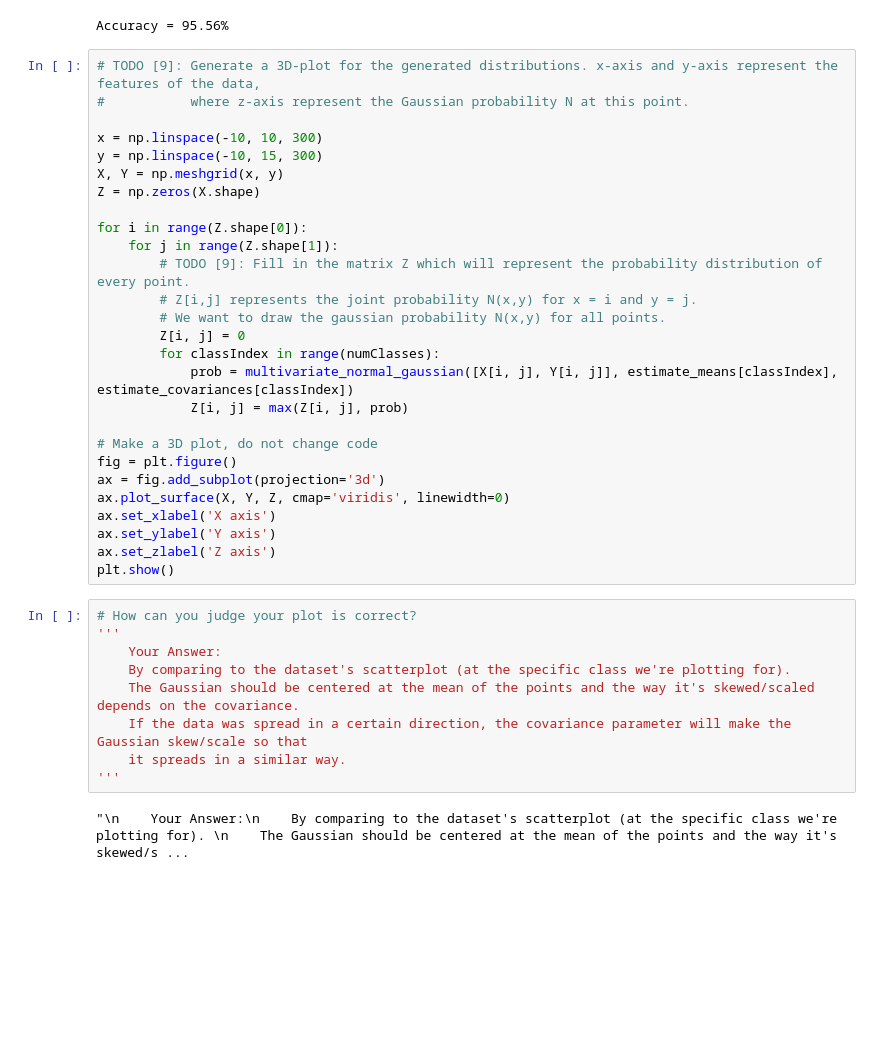
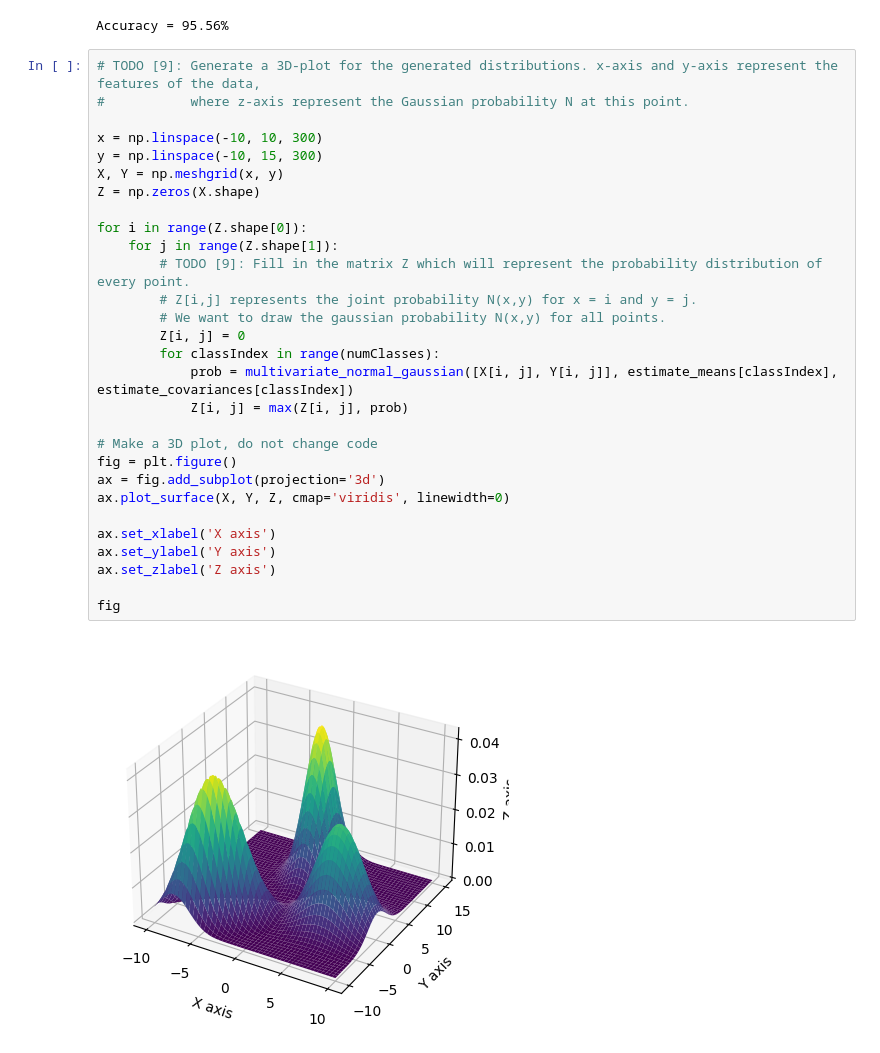
Before and after one commit to AbdelrahmanHamdyy/Neural-Networks-Labs, a Jupyter notebook: Lab 3 - Bayes Classifier/Lab 3 - Bayesian Classifier.ipynb, the cells around one changed output. Drawn from its saved outputs; the diff is of its cells as text; blank space fills up the shorter version.

```diff
--- a/Lab 3 - Bayes Classifier/Lab 3 - Bayesian Classifier.ipynb
+++ b/Lab 3 - Bayes Classifier/Lab 3 - Bayesian Classifier.ipynb
@@ -275,38 +266,31 @@ Accuracy = 95.56%
 # %%
 # TODO [9]: Generate a 3D-plot for the generated distributions. x-axis and y-axis represent the features of the data,
 #           where z-axis represent the Gaussian probability N at this point.
 
 x = np.linspace(-10, 10, 300)
 y = np.linspace(-10, 15, 300)
 X, Y = np.meshgrid(x, y)
 Z = np.zeros(X.shape)
 
 for i in range(Z.shape[0]):
     for j in range(Z.shape[1]):
         # TODO [9]: Fill in the matrix Z which will represent the probability distribution of every point.
         # Z[i,j] represents the joint probability N(x,y) for x = i and y = j.
         # We want to draw the gaussian probability N(x,y) for all points.
         Z[i, j] = 0
         for classIndex in range(numClasses):
             prob = multivariate_normal_gaussian([X[i, j], Y[i, j]], estimate_means[classIndex], estimate_covariances[classIndex])
             Z[i, j] = max(Z[i, j], prob)
 
 # Make a 3D plot, do not change code
 fig = plt.figure()
 ax = fig.add_subplot(projection='3d')
 ax.plot_surface(X, Y, Z, cmap='viridis', linewidth=0)
+
 ax.set_xlabel('X axis')
 ax.set_ylabel('Y axis')
 ax.set_zlabel('Z axis')
-plt.show()
+
+fig
+# %% [output]
+[figure, added]
-# %%
-# How can you judge your plot is correct?
-'''
-    Your Answer:
-    By comparing to the dataset's scatterplot (at the specific class we're plotting for).
-    The Gaussian should be centered at the mean of the points and the way it's skewed/scaled depends on the covariance.
-    If the data was spread in a certain direction, the covariance parameter will make the Gaussian skew/scale so that
-    it spreads in a similar way.
-'''
-# %% [output]
-"\n    Your Answer:\n    By comparing to the dataset's scatterplot (at the specific class we're plotting for). \n    The Gaussian should be centered at the mean of the points and the way it's skewed/s ...
```
Also changed, not shown: parts of 5 cells of this notebook.
